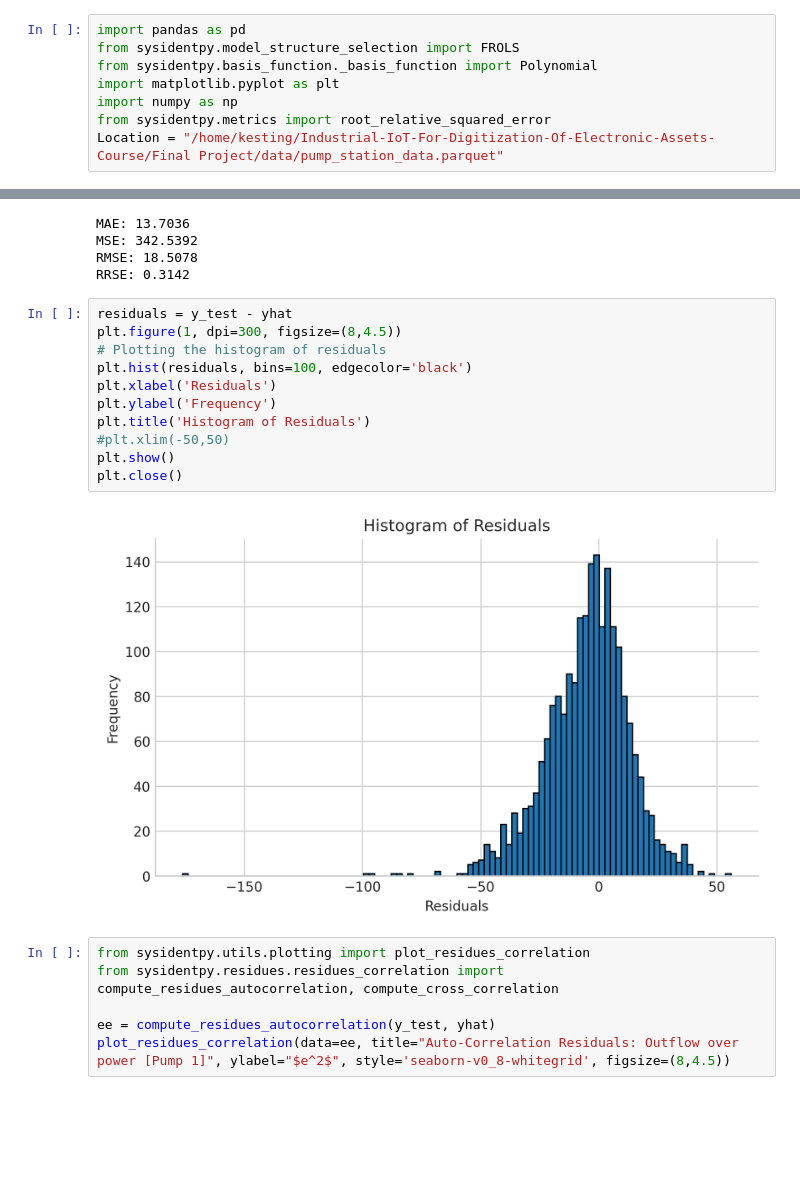
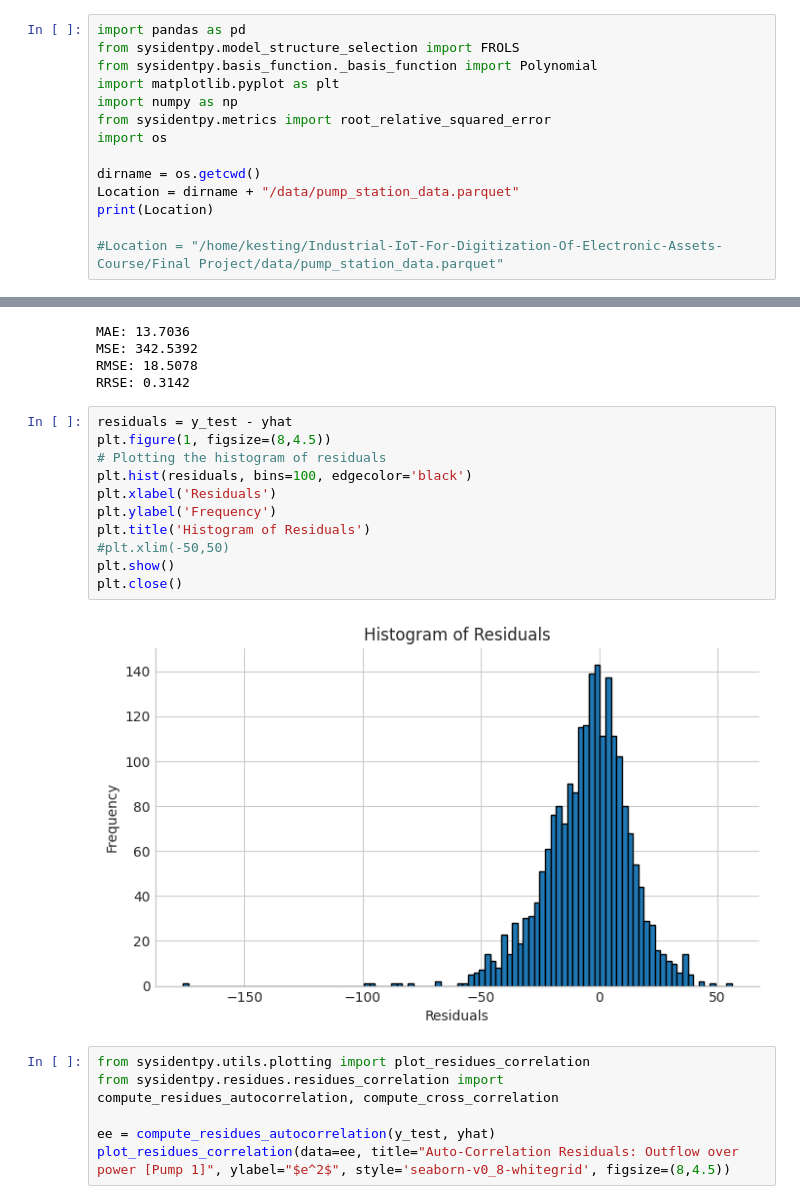
Before and after one commit to Carditis/Industrial-IoT-For-Digitization-Of-Electronic-Assets-Course, a Jupyter notebook: Final Project/ARXDynamicsFinal.ipynb, the cells around one changed output, grey strips where cells are left out. Cells and saved outputs as stored; diff of their text form; blank space fills up the shorter version.

```diff
--- a/Final Project/ARXDynamicsFinal.ipynb
+++ b/Final Project/ARXDynamicsFinal.ipynb
@@ -5,4 +5,10 @@ from sysidentpy.basis_function._basis_function import Polynomial
 import matplotlib.pyplot as plt
 import numpy as np
 from sysidentpy.metrics import root_relative_squared_error
-Location = "/home/kesting/Industrial-IoT-For-Digitization-Of-Electronic-Assets-Course/Final Project/data/pump_station_data.parquet"
+import os
+
+dirname = os.getcwd()
+Location = dirname + "/data/pump_station_data.parquet"
+print(Location)
+
+#Location = "/home/kesting/Industrial-IoT-For-Digitization-Of-Electronic-Assets-Course/Final Project/data/pump_station_data.parquet"
@@ -462,17 +470,17 @@ RMSE: 18.5078
 RRSE: 0.3142
 # %%
 residuals = y_test - yhat
-plt.figure(1, dpi=300, figsize=(8,4.5))
+plt.figure(1, figsize=(8,4.5))
 # Plotting the histogram of residuals
 plt.hist(residuals, bins=100, edgecolor='black')
 plt.xlabel('Residuals')
 plt.ylabel('Frequency')
 plt.title('Histogram of Residuals')
 #plt.xlim(-50,50)
 plt.show()
 plt.close()
 # %% [output]
-[figure, old version]
+[figure, new version]
 # %%
 from sysidentpy.utils.plotting import plot_residues_correlation
 from sysidentpy.residues.residues_correlation import compute_residues_autocorrelation, compute_cross_correlation
```
Also changed, not shown: parts of 3 cells of this notebook.
